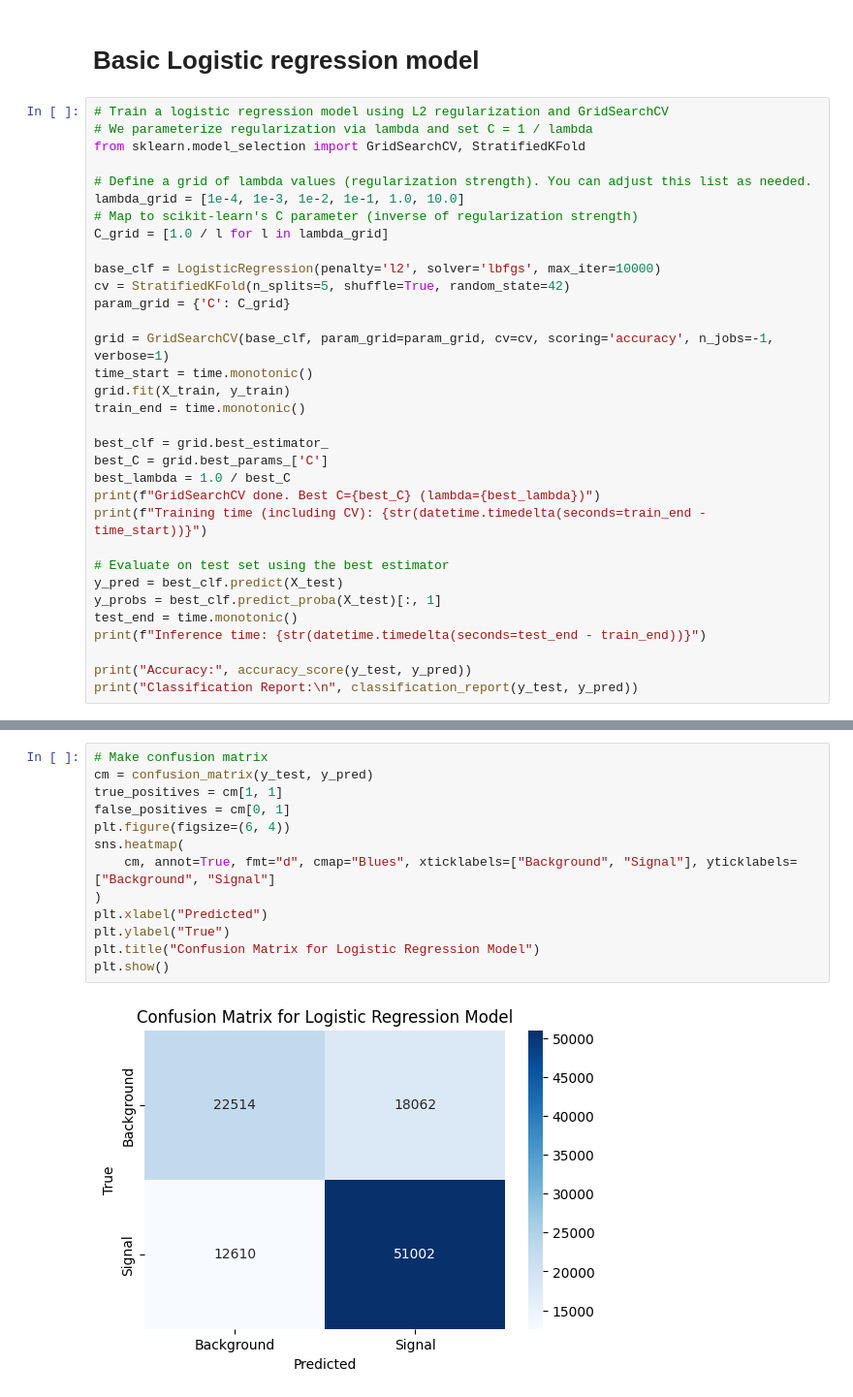
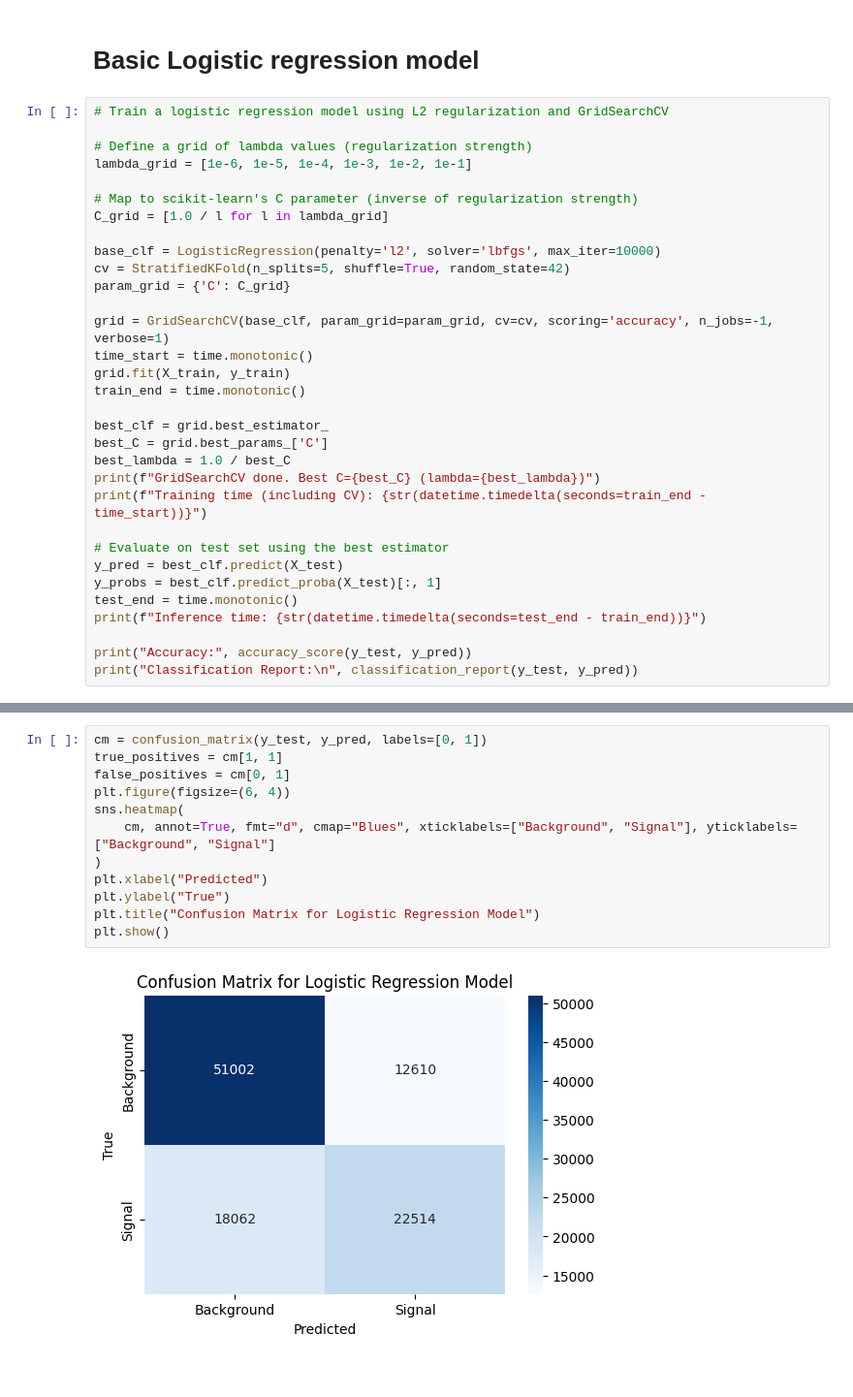
Before and after one commit to AimbotParce/MDS-AML-HiggsBosonATLAS, a Jupyter notebook: notebooks/logisctic-regression.ipynb, the cells around one changed output, grey strips where cells are left out. Shown at 97% size. Saved outputs shown, nothing was run; the diff lists cells and outputs as text.

```diff
--- a/notebooks/logisctic-regression.ipynb
+++ b/notebooks/logisctic-regression.ipynb
@@ -47,11 +49,10 @@ X_test shape: (104188, 17)
 # Basic Logistic regression model
 # %%
 # Train a logistic regression model using L2 regularization and GridSearchCV
-# We parameterize regularization via lambda and set C = 1 / lambda
-from sklearn.model_selection import GridSearchCV, StratifiedKFold
 
-# Define a grid of lambda values (regularization strength). You can adjust this list as needed.
-lambda_grid = [1e-4, 1e-3, 1e-2, 1e-1, 1.0, 10.0]
+# Define a grid of lambda values (regularization strength)
+lambda_grid = [1e-6, 1e-5, 1e-4, 1e-3, 1e-2, 1e-1]
+
 # Map to scikit-learn's C parameter (inverse of regularization strength)
 C_grid = [1.0 / l for l in lambda_grid]
 
@@ -92,19 +95,18 @@ Classification Report:
    macro avg       0.69      0.68      0.68    104188
 weighted avg       0.70      0.71      0.70    104188
 # %%
-# Make confusion matrix
-cm = confusion_matrix(y_test, y_pred)
+cm = confusion_matrix(y_test, y_pred, labels=[0, 1])
 true_positives = cm[1, 1]
 false_positives = cm[0, 1]
 plt.figure(figsize=(6, 4))
 sns.heatmap(
     cm, annot=True, fmt="d", cmap="Blues", xticklabels=["Background", "Signal"], yticklabels=["Background", "Signal"]
 )
 plt.xlabel("Predicted")
 plt.ylabel("True")
 plt.title("Confusion Matrix for Logistic Regression Model")
 plt.show()
 # %% [output]
-[figure, old version]
+[figure, new version]
 # %%
 # ROC curve plot for baseline
```
Also changed, not shown: parts of 5 cells of this notebook.
